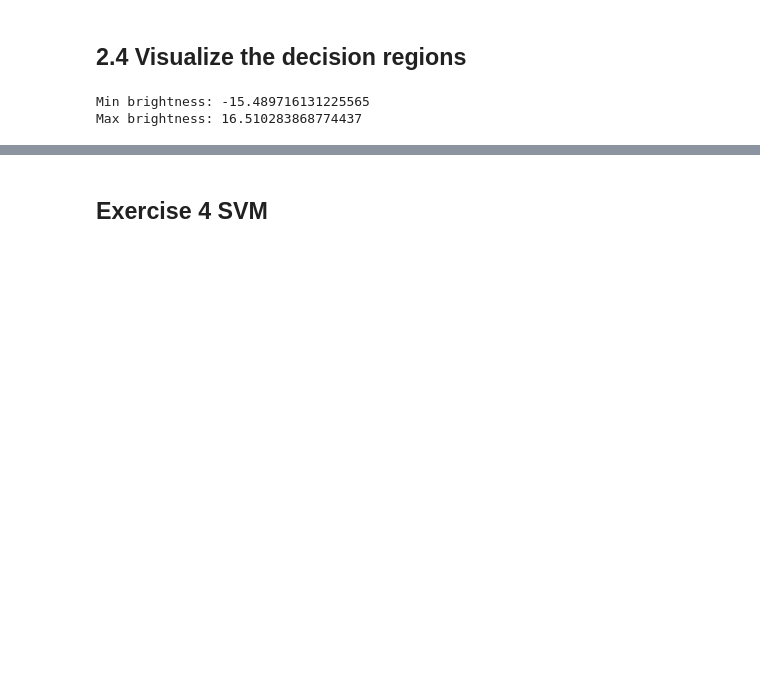
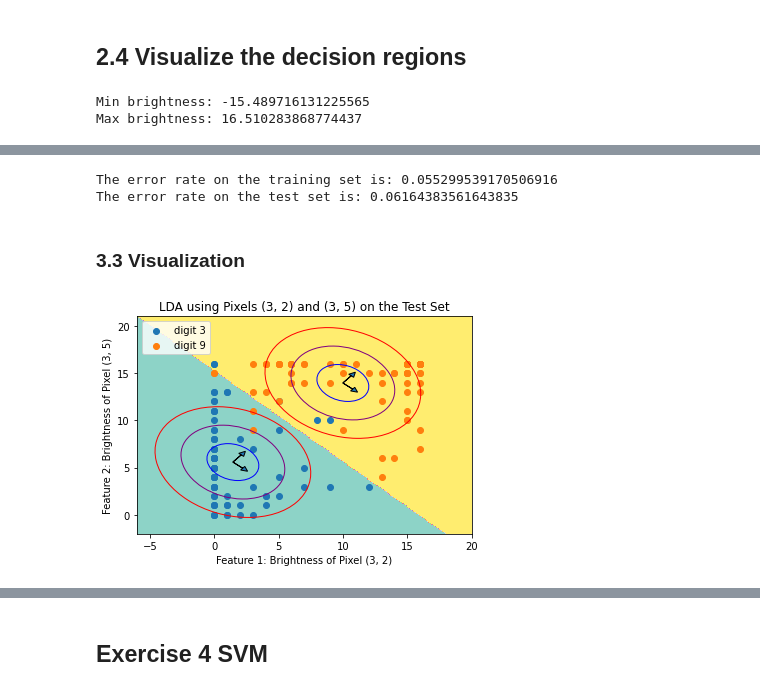
Before and after one commit to Simon-0711/ML_essentials, a Jupyter notebook: Exercise_1/Exercise_1_complete.ipynb, the cells around one changed output, grey strips where cells are left out. Cells and saved outputs as stored; diff of their text form; code cells hidden in the pictures; blank space fills up the shorter version.

```diff
--- a/Exercise_1/Exercise_1_complete.ipynb
+++ b/Exercise_1/Exercise_1_complete.ipynb
@@ -361,0 +364,15 @@ plt.show()
+# %%
+# Redefine labels being -1 for digits with label 3 and 1 for digits with label 9
+target_cleaned[idx_target_3] = -1
+target_cleaned[idx_target_9] = 1
+# Reduce data to pixels (3, 2) and (3, 5)
+data_reduced = []
+data_reduced.append(data_cleaned[:,26])
+data_reduced.append(data_cleaned[:,29])
+data_reduced = np.vstack(data_reduced).T
+# %%
+X_all = data_reduced
+y_all = target_cleaned
+X_train , X_test , y_train , y_test = model_selection.train_test_split(
+    X_all , y_all , test_size = 0.4 , random_state = 0
+)
@@ -361,0 +466,4 @@ plt.show()
+# %%
+mu, cov, p = fit_lda(X_train, y_train)
+print(mu.shape, cov.shape, p.shape)
+print(np.linalg.det(cov))
@@ -361,0 +497,8 @@ plt.show()
+# %%
+print(f"The error rate on the training set is: {error_rate(train_predictions, y_train)}")
+print(f"The error rate on the test set is: {error_rate(test_predictions, y_test)}")
+# %% [output]
+The error rate on the training set is: 0.055299539170506916
+The error rate on the test set is: 0.06164383561643835
+# %% [markdown]
+### 3.3 Visualization
@@ -361,0 +636,7 @@ plt.show()
+# %%
+plot_lda_evaluation(
+    cov, mu, p, X_test, y_test, 'LDA using Pixels (3, 2) and (3, 5) on the Test Set',
+    'Feature 1: Brightness of Pixel (3, 2)', 'Feature 2: Brightness of Pixel (3, 5)', ['digit 3', 'digit 9']
+)
+# %% [output]
+[figure, added]
```
Also changed, not shown: parts of 30 cells of this notebook, 1 other file.
